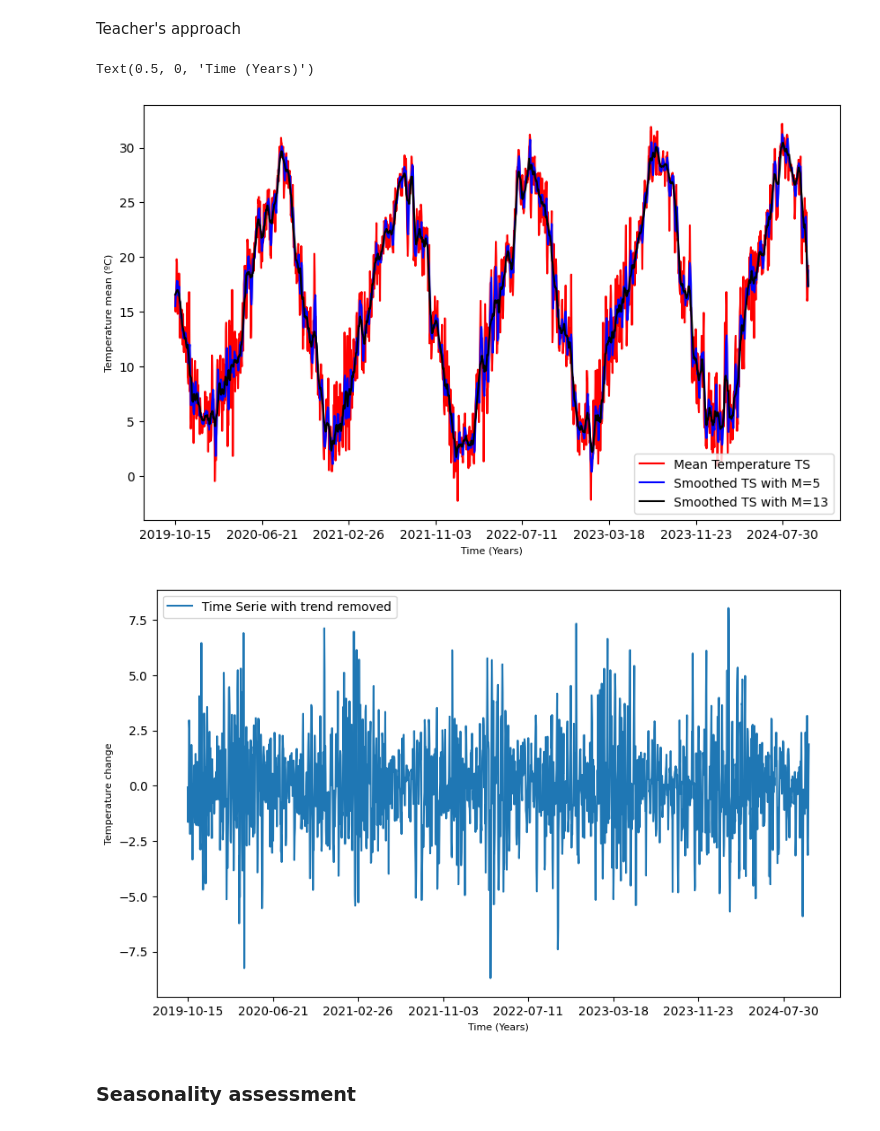
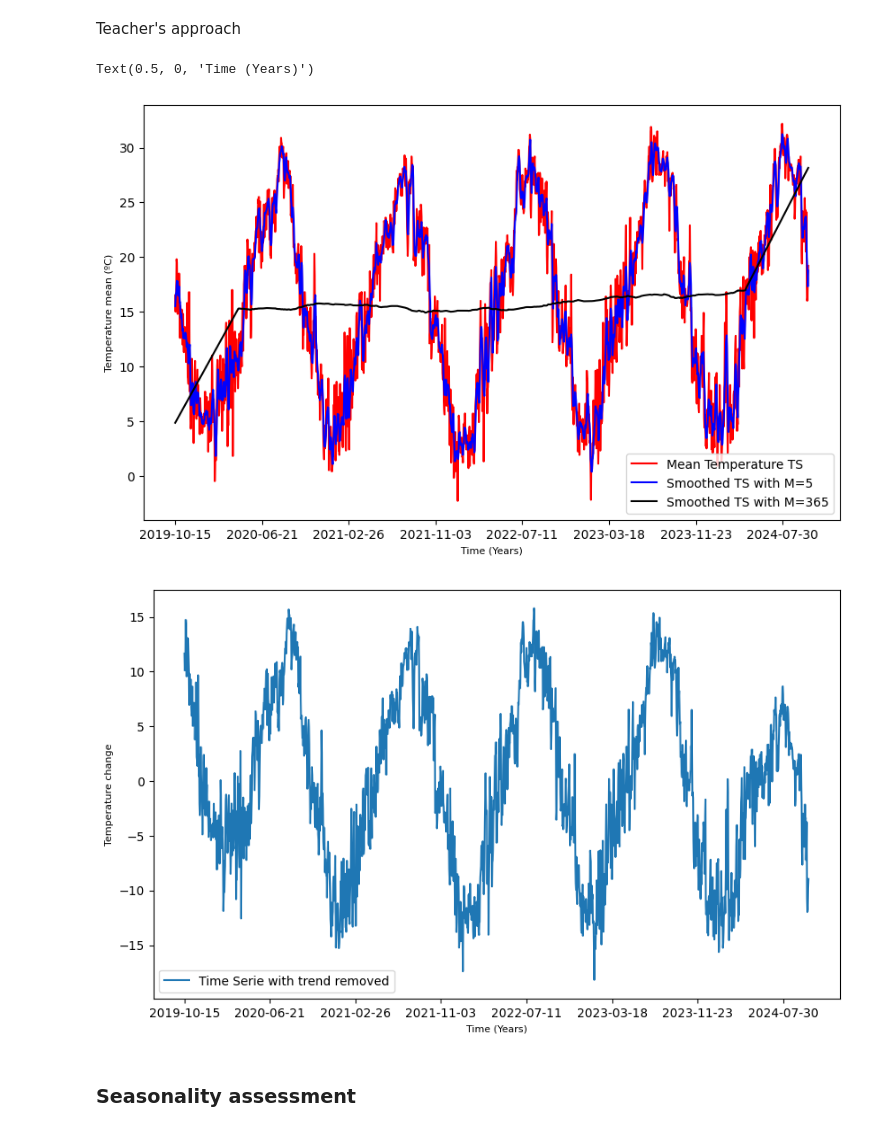
Before and after one commit to JoaoESmoreira/astp-project, a Jupyter notebook: src/data_description.ipynb, the cells around one changed output. Saved outputs shown, nothing was run; the diff lists cells and outputs as text; code cells hidden in the pictures.

```diff
--- a/src/data_description.ipynb
+++ b/src/data_description.ipynb
@@ -231,17 +231,17 @@ omega = np.ones(M) * (1 / float(M))  # Uniform weights
 smooth5 = maSmooth(tempTS, omega, data_aug=True)
 
 # Apply Moving Average with M=13
-M = 13
+M = 365
 omega = np.ones(M) * (1 / float(M))
 smooth13 = maSmooth(tempTS, omega, data_aug=True)
 
 # Plot the original and smoothed temperature series
 plt.figure(figsize=(10, 6))
-ax = tempTS.plot(color='r', legend=True, label="Original Series")
-smooth5.plot(color='b', legend=True, label="Smoothed (M=5)")
-smooth13.plot(color='k', legend=True, label="Smoothed (M=13)")
+ax = tempTS.plot(color='c', legend=True, label="Original Series")
+smooth5.plot(color='r', legend=True, label="Smoothed (M=5)")
+smooth13.plot(color='navy', legend=True, label="Smoothed (M=365)")
 ax.set_ylabel('Mean Temperature (ºC)', fontdict={'fontsize':10})
-ax.set_xlabel('Time (Years)', fontdict={'fontsize':10})
+ax.set_xlabel('Time ', fontdict={'fontsize':10})
 plt.title("Original and Smoothed Temperature Time Series")
 plt.show()
 
@@ -379,39 +379,39 @@ def lowess(TSeries,span=5,ftype='linear'):
 
     xf=loessPass(TSeries,span=span,timePass=True)
     xf=loessPass(TSeries,TSeriesE=pd.Series(data=xf, index=TSeries.index),span=span,timePass=False)
     xf=pd.Series(data=xf, index=TSeries.index,name="Smoothed TS with M="+str(M))
     return xf
 
 
 
 
 
 M=5
 smooth5=lowess(tempTS)
 
-M=13
+M=365
 smooth13=lowess(tempTS,span=M)
 
 plt.figure(figsize=(10, 6))
 
 ax=tempTS.plot(color='r',legend=True)
 smooth5.plot(color='b',legend=True)
 smooth13.plot(color='k',legend=True)
 ax.set_ylabel('Temperature mean (ºC)', fontdict={'fontsize':8})
 ax.set_xlabel('Time (Years)', fontdict={'fontsize':8})
 
 
 plt.figure(figsize=(10, 6))
 
-psNoTrend=tempTS - smooth13
-psNoTrend.name="Time Serie with trend removed"
-ax=psNoTrend.plot(legend=True)
+psNoTrend1=tempTS - smooth13
+psNoTrend1.name="Time Serie with trend removed"
+ax=psNoTrend1.plot(legend=True)
 ax.set_ylabel('Temperature change', fontdict={'fontsize':8})
 ax.set_xlabel('Time (Years)', fontdict={'fontsize':8})
 # %% [output]
 Text(0.5, 0, 'Time (Years)')
-[figure, old version]
+[figure, new version]
-[figure, old version]
+[figure, new version]
 # %% [markdown]
 ### Seasonality assessment
 # %% [markdown]
```
Also changed, not shown: parts of 5 cells of this notebook, 1 other file.
